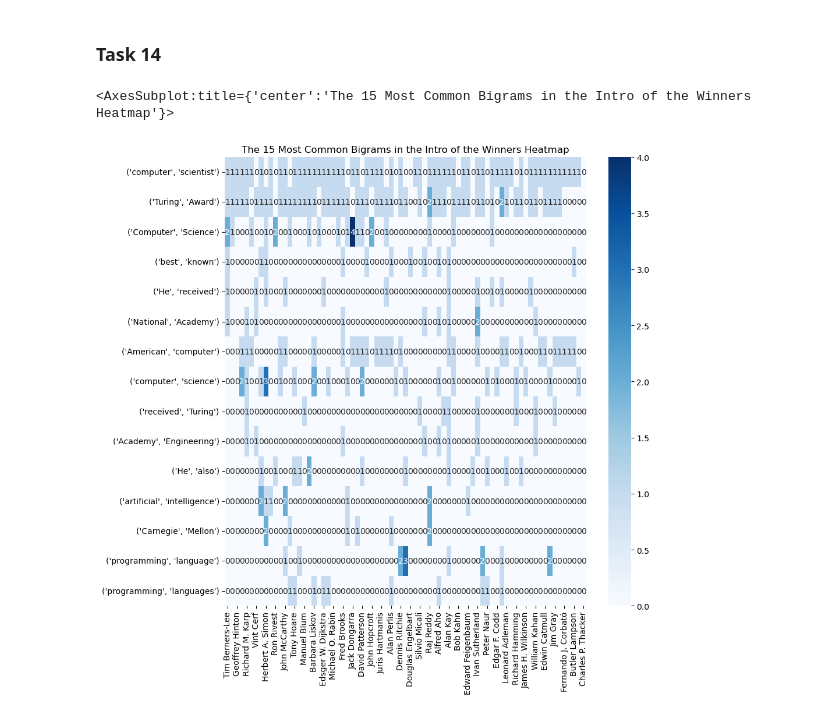
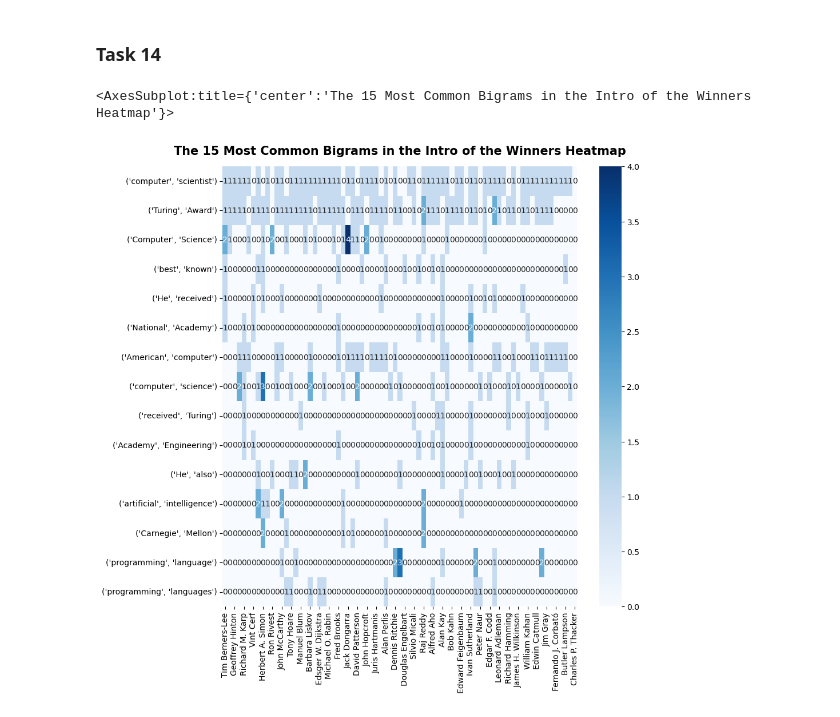
Before and after one commit to congrendai/CW2_for_computer_programing, a Jupyter notebook: CW2_A3.ipynb, the cells around one changed output. Drawn from its saved outputs; the diff is of its cells as text; code cells hidden in the pictures.

```diff
--- a/CW2_A3.ipynb
+++ b/CW2_A3.ipynb
@@ -106,13 +105,12 @@ def get_award_winners_info(wikidata_ID):
     # Extract intro from wikipedia page
     try:
         wikipedia_content = get_wikipedia_content(wikidata_ID)
-    except KeyError:
-        wikipedia_intro = None
-    else:
         content_remove_newline_to_space = wikipedia_content.replace("\n", " ")
         content_with_p_tag = re.sub(r"<\/?(?!p)\w*\b[^>]*>", "", content_remove_newline_to_space.split("<h2>")[0])
         paragraphs = re.findall(r'<p>(.+?)</p>', content_with_p_tag)
         wikipedia_intro = "\n".join(paragraphs)
+    except KeyError:
+        wikipedia_intro = None
 
     # Extract gender ID to get gender from "sex or gender (P21)"
     try:
@@ -136,19 +134,17 @@ def get_award_winners_info(wikidata_ID):
     # employer ID is inside of "mainsnak" key
     try:
         wikidata_employer_mainsnaks = data["entities"][wikidata_ID]["claims"]["P108"]
+        wikidata_employer_IDs = "|".join([wikidata_employer_ID["mainsnak"]["datavalue"]["value"]["id"] for wikidata_employer_ID in wikidata_employer_mainsnaks])
     except KeyError:
         wikidata_employer_IDs = None
-    else:
-        wikidata_employer_IDs = "|".join([wikidata_employer_ID["mainsnak"]["datavalue"]["value"]["id"] for wikidata_employer_ID in wikidata_employer_mainsnaks])
 
     # Extract educated at ID to get educated at from "educated at (P69)"
     # educated at ID is inside of "mainsnak" key
     try:
         wikidata_educated_at_mainsnaks = data["entities"][wikidata_ID]["claims"]["P69"]
+        wikidata_educated_at_IDs = "|".join([wikidata_educated_at_ID["mainsnak"]["datavalue"]["value"]["id"] for wikidata_educated_at_ID in wikidata_educated_at_mainsnaks])
     except KeyError:
         wikidata_educated_at_IDs = None
-    else:
-        wikidata_educated_at_IDs = "|".join([wikidata_educated_at_ID["mainsnak"]["datavalue"]["value"]["id"] for wikidata_educated_at_ID in wikidata_educated_at_mainsnaks])
 
     # Join the IDs per winner that we want to get info from into a list
     entity_info_request_IDs = [wikidata_gender_id, wikidata_birth_place_id, wikidata_employer_IDs, wikidata_educated_at_IDs]
@@ -169,10 +165,9 @@ def get_award_winners_info(wikidata_ID):
         if i == 0 or i == 1:
             try:
                 entity_value = data["entities"][entity_info_request_IDs[i]]["labels"]["en"]["value"]
+                entity_info.append(entity_value)
             except KeyError:
                 entity_info.append(None)
-            else:
-                entity_info.append(entity_value)
 
         else:
             try:
@@ -183,10 +178,9 @@ def get_award_winners_info(wikidata_ID):
             for entity_ID in entity_IDs:
                 try:
                     entity_value = data["entities"][entity_ID]["labels"]["en"]["value"]
+                    entity_values.append(entity_value)
                 except KeyError:
                     entity_values.append(None)
-                else:
-                    entity_values.append(entity_value)
 
             entity_info.append(entity_values)
 
@@ -501,8 +495,8 @@ heatmap_df = heatmap_df.fillna(0)
 heatmap_df_transpose = heatmap_df.transpose()
 # %%
 plt.figure(figsize = (10,10))
-plt.title("The 15 Most Common Bigrams in the Intro of the Winners Heatmap")
+plt.title("The 15 Most Common Bigrams in the Intro of the Winners Heatmap", fontsize=15, pad=15, fontweight="bold")
 sns.heatmap(heatmap_df_transpose, cmap = "Blues", annot = True)
 # %% [output]
 <AxesSubplot:title={'center':'The 15 Most Common Bigrams in the Intro of the Winners Heatmap'}>
-[figure, old version]
+[figure, new version]
```
Also changed, not shown: parts of 10 cells of this notebook.
